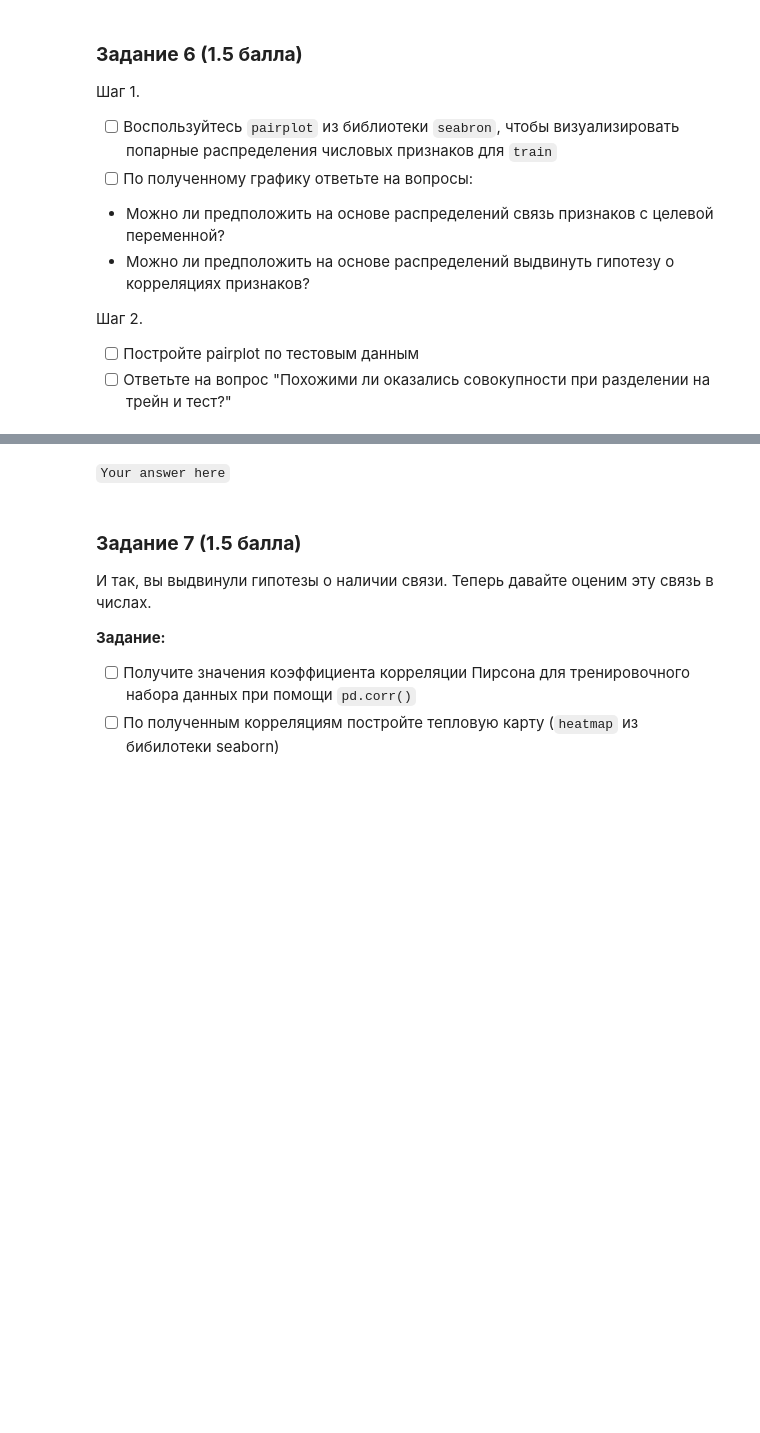
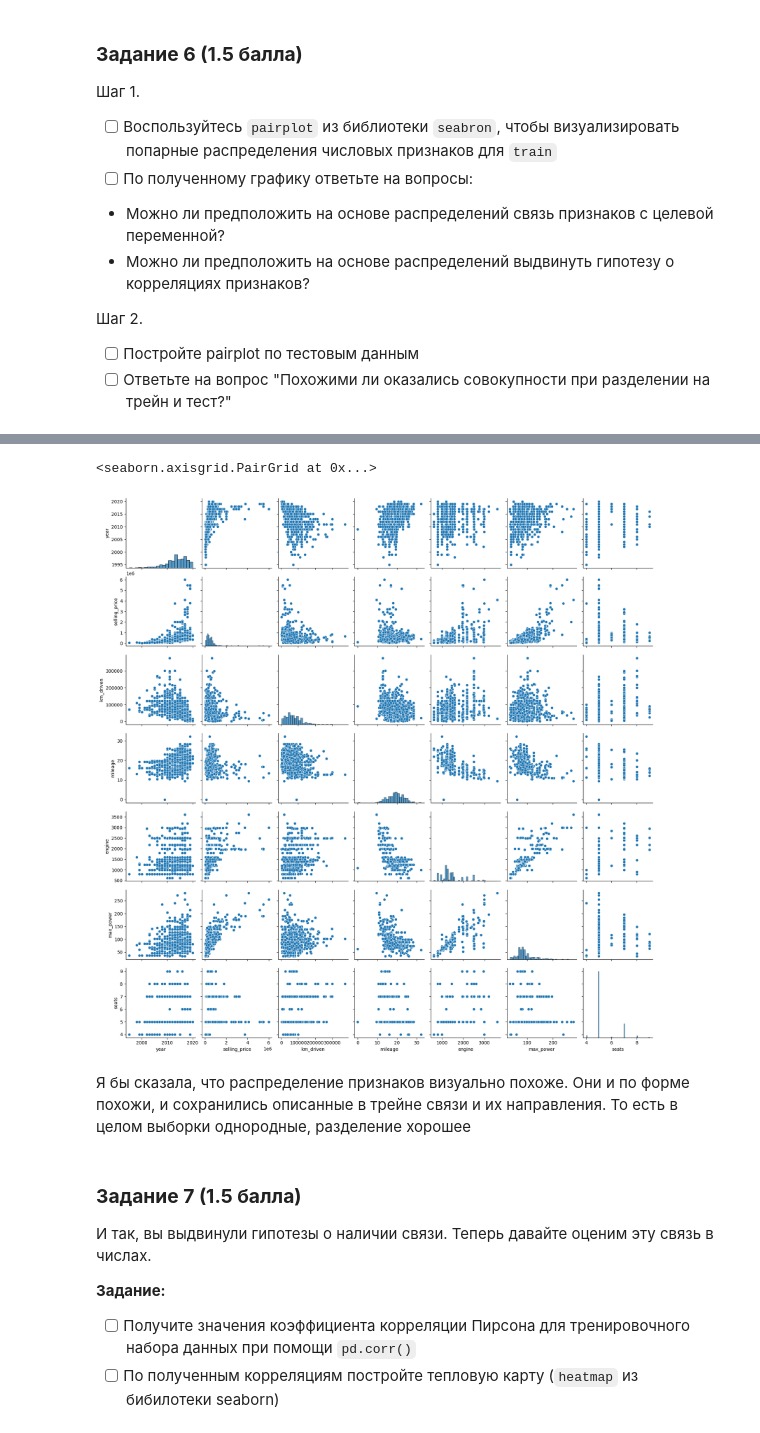
Before and after one commit to sealetta/homeworks, a Jupyter notebook: HW/Селиванова_БСЦ224_HW2.ipynb, the cells around one changed output, grey strips where cells are left out. Drawn from its saved outputs; the diff is of its cells as text; code cells hidden in the pictures; blank space fills up the shorter version.

```diff
--- a/HW/Селиванова_БСЦ224_HW2.ipynb
+++ b/HW/Селиванова_БСЦ224_HW2.ipynb
@@ -291,2 +302,6 @@ freq                     15     534         837          877          623
 # %%
 # your code here
+sns.pairplot(df_test)
+# %% [output]
+<seaborn.axisgrid.PairGrid at 0x...>
+[figure, added]
@@ -295,5 +308,5 @@ freq                     15     534         837          877          623
-# %% [markdown]
-`Your answer here`
+# %% [markdown]
+Я бы сказала, что распределение признаков визуально похоже. Они и по форме похожи, и сохранились описанные в трейне связи и их направления. То есть в целом выборки однородные, разделение хорошее
 # %% [markdown]
 ### **Задание 7 (1.5 балла)**
 
```
Also changed, not shown: parts of 52 cells of this notebook.
